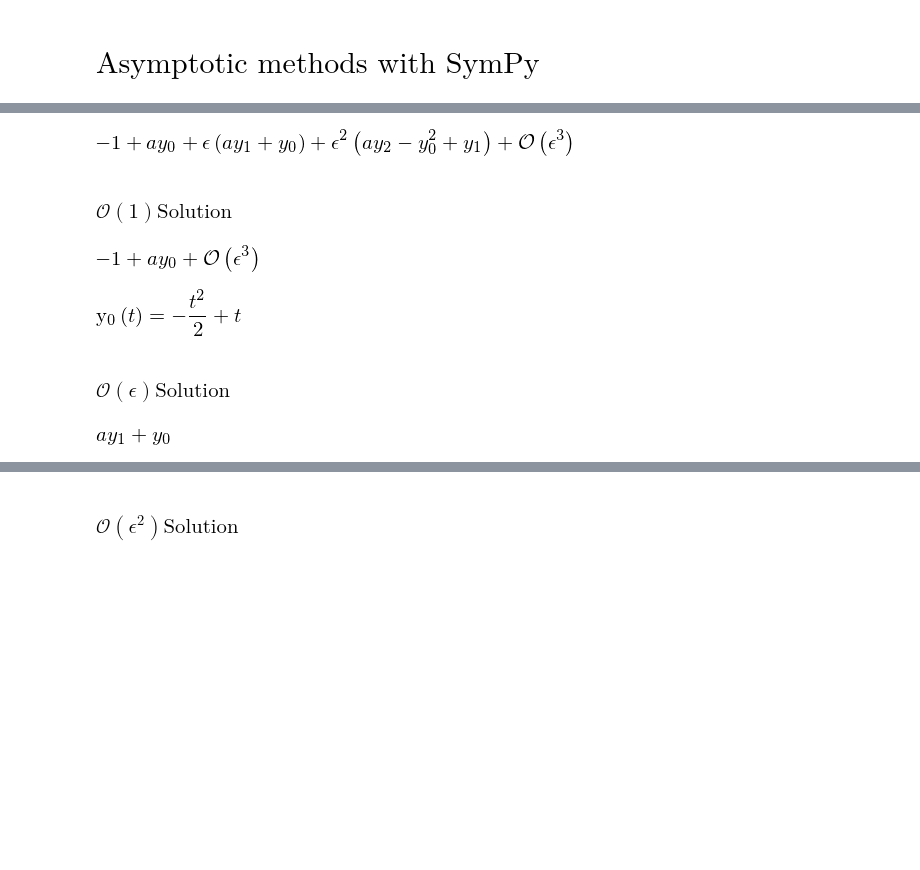
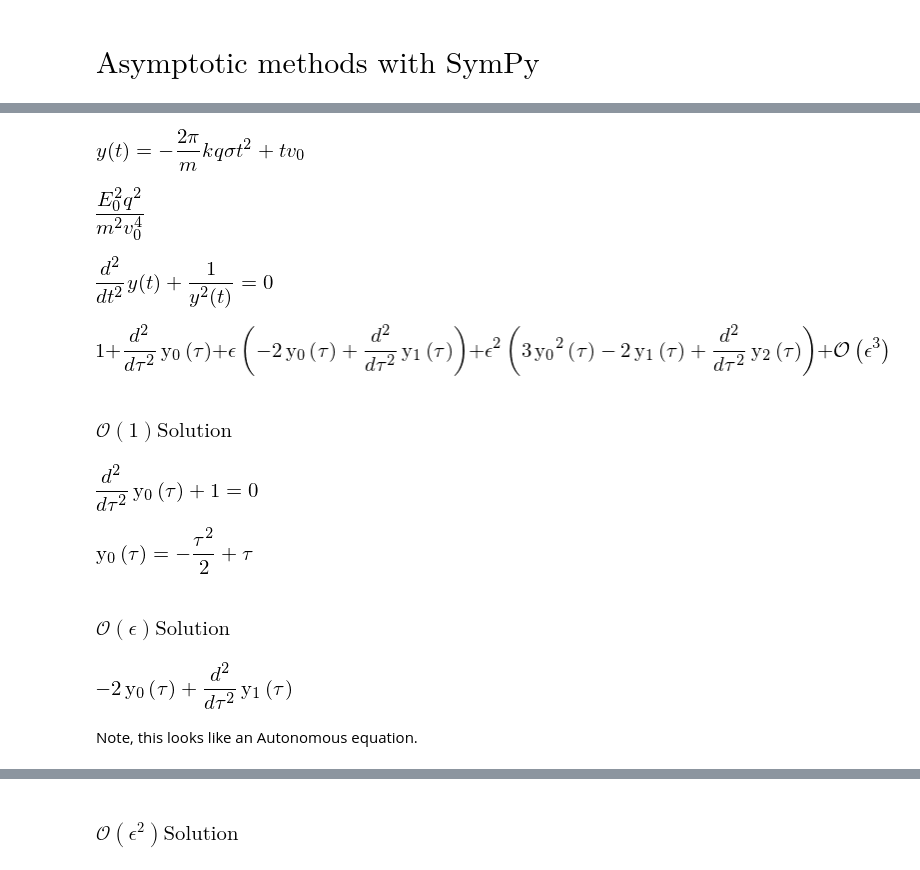
Before and after one commit to 7deeptide/Droplet_electro-bounce, a Jupyter notebook: src/asymptotic.ipynb, the cells around one changed output, grey strips where cells are left out. Cells and saved outputs as stored; diff of their text form; code cells hidden in the pictures; blank space fills up the shorter version.

Commit message:
minor changes to plots, more asymptotics

```diff
--- a/src/asymptotic.ipynb
+++ b/src/asymptotic.ipynb
@@ -13,40 +23,82 @@ y, y0, y1, y2, eps, a, b, t= sym.symbols('y y0 y1 y2 \epsilon a b t')
+# %%
+k, sig, q, t, v0, m = sym.symbols('k, sigma, q, t, v0, m')
+
+y = sym.symbols('y', cls=sym.Function)
+eqn = sym.Eq(y(t).diff(t,t) + 4*sym.pi*k*sig*q/m)
+soln = sym.dsolve(eqn, y(t))
+constants = sym.solve([soln.rhs.subs(t,0) - 0,
+                      soln.rhs.diff(t).subs(t,0) - v0])
+C1, C2 = sym.symbols('C1 C2')
+soln = soln.subs(constants)
+soln
+# %% [output]
+[figure, added]
+# %%
+y0, t0, a, E0 = sym.symbols('y0, t0, a, E0')
+y0 = v0**2*m/(q*E0)
+t0 = v0*m/(q*E0)
+parameter = E0*q*t0**2/(m* y0**3)
+y0, t0
+sym.latex(parameter)
+parameter
+# %% [output]
+[figure, added]
+# %%
+k, sig, q, t, v0, m = sym.symbols('k, sigma, q, t, v0, m')
+
+y = sym.symbols('y', cls=sym.Function)
+eqn = sym.Eq(y(t).diff(t,t) + 1/y(t)**2)
+#soln = sym.dsolve(eqn, y(t))
+#constants = sym.solve([soln.rhs.subs(t,0) - 0,
+#                      soln.rhs.diff(t).subs(t,0) - v0])
+#C1, C2 = sym.symbols('C1 C2')
+#soln = soln.subs(constants)
+#soln
+eqn
+# %% [output]
+[figure, added]
+# %%
+y, eps, a, b, tau = sym.symbols('y, epsilon, a, b, tau')
+y0 = sym.Function('y0')(tau)
+y1 = sym.Function('y1')(tau)
+y2 = sym.Function('y2')(tau)
 # %%
-y = y0 + eps*y1 + eps**2*y2
-#f = sym.lambdify(x, (), "math")
+y = sym.Eq(y0 + eps*y1 + eps**2*y2) # naive expansion
 
 class f(sym.Function):
 
     @classmethod
-    def eval(cls, x):
-        return y*a - 1/(1 + eps*y)
+    def eval(cls, y):
+        return y.lhs.diff(tau,tau) + 1/(1 + eps*y.lhs)**2
+        #return y.lhs.diff(tau, tau) + eps/(y.lhs**2)
 # %%
-the_series = sym.series(f(y),eps,x0=0, n=3)
+the_series = sym.series(f(y), eps, x0=0, n=3)
+by_order = sym.collect(the_series, eps, evaluate=False)
 the_series
 # %% [output]
-[figure, old version]
+[figure, new version]
-# %%
-by_order = sym.collect(the_series, eps, evaluate=False)
-y0, y1, y2 = sym.symbols('y0 y1 y2', cls=sym.Function)
 # %% [markdown]
 ### $\mathcal{O} \left( 1 \right) \mbox{Solution}$
-# %%
-by_order[1]
-# %% [output]
-[figure, removed]
+# %%
+sym.Eq(by_order[1].removeO())
+# %% [output]
+[figure, added]
 # %%
-eqn = sym.Eq(1 + y0(t).diff(t,t))
-soln0 = sym.dsolve(eqn, y0(t))
-constants = sym.solve([soln0.rhs.subs(t,0) - 0, \
-                      soln0.rhs.diff(t,1).subs(t,0) - 1])
+eqn = sym.Eq(by_order[1].removeO())    #1 + y0(tau).diff(tau, tau))
+soln0 = sym.dsolve(eqn, y0)
+constants = sym.solve([soln0.rhs.subs(tau,0) - 0, \
+                      soln0.rhs.diff(tau).subs(tau,0) - 1])
 C1, C2 = sym.symbols('C1 C2')
 soln0 = soln0.subs(constants)
 soln0
 # %% [output]
-[figure, old version]
+[figure, new version]
 # %% [markdown]
 ### $\mathcal{O} \left( \epsilon \right) \mbox{Solution}$
 # %%
 by_order[eps]
 # %% [output]
-[figure, old version]
+[figure, new version]
+# %% [markdown]
+Note, this looks like an Autonomous equation.
 # %%
```
Also changed, not shown: parts of 10 cells of this notebook, 5 other files.
